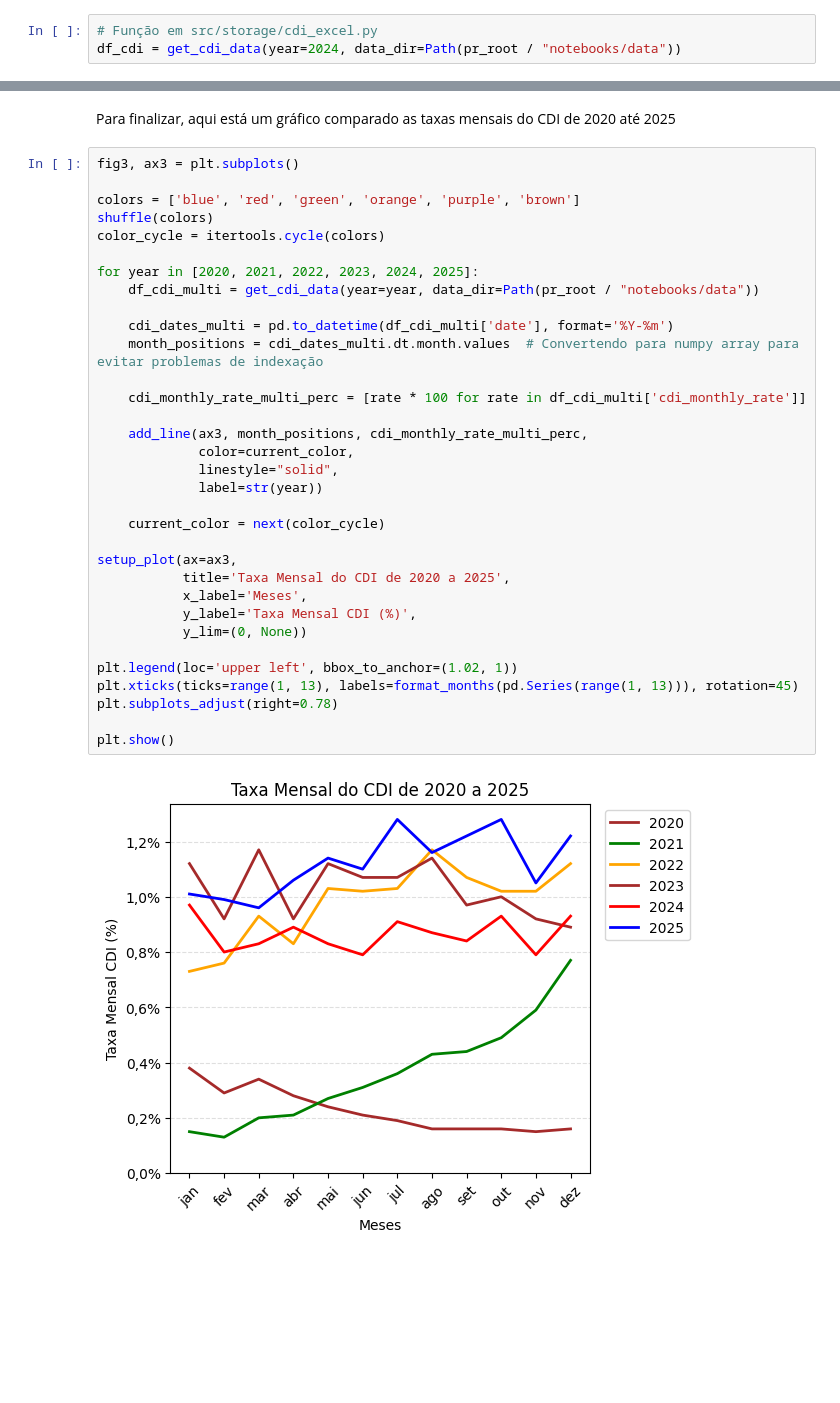
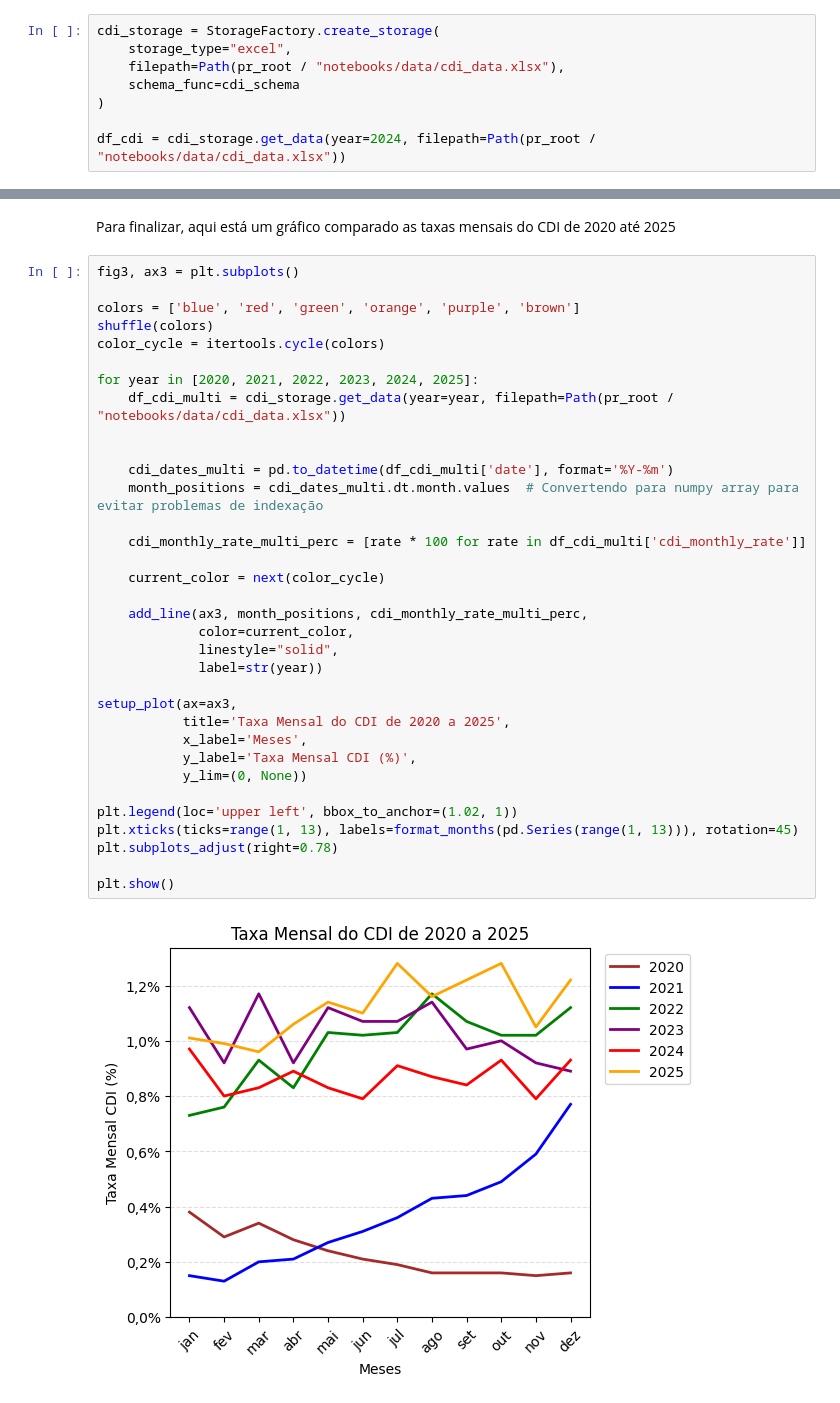
Before and after one commit to rafaGarciaT/cdi-ipca-analysis, a Jupyter notebook: notebooks/02_visualizacao_basica.ipynb, the cells around one changed output, grey strips where cells are left out. Drawn from its saved outputs; the diff is of its cells as text; blank space fills up the shorter version.

Commit message:
feat: Torna a função de persistência da Pipeline mais flexível para novos modos de persistência futuros

```diff
--- a/notebooks/02_visualizacao_basica.ipynb
+++ b/notebooks/02_visualizacao_basica.ipynb
@@ -19,8 +17,13 @@ Vamos começar com uma visualização simples da taxa mensal do CDI em 2024.
 
 Primeiro, vamos pegar os dados do CDI para 2024 com essa função. Ela devolve os dados em um dataframe do pandas. Como já temos dados demonstrativos em notebooks/data, vamos utilizar o parâmetro data_dir carregar seus dados.
 # %%
-# Função em src/storage/cdi_excel.py
-df_cdi = get_cdi_data(year=2024, data_dir=Path(pr_root / "notebooks/data"))
+cdi_storage = StorageFactory.create_storage(
+    storage_type="excel",
+    filepath=Path(pr_root / "notebooks/data/cdi_data.xlsx"),
+    schema_func=cdi_schema
+)
+
+df_cdi = cdi_storage.get_data(year=2024, filepath=Path(pr_root / "notebooks/data/cdi_data.xlsx"))
 # %% [markdown]
 Agora, vamos separar as séries do dataframe.
 # %%
@@ -202,34 +211,35 @@ Para finalizar, aqui está um gráfico comparado as taxas mensais do CDI de 2020
 fig3, ax3 = plt.subplots()
 
 colors = ['blue', 'red', 'green', 'orange', 'purple', 'brown']
 shuffle(colors)
 color_cycle = itertools.cycle(colors)
 
 for year in [2020, 2021, 2022, 2023, 2024, 2025]:
-    df_cdi_multi = get_cdi_data(year=year, data_dir=Path(pr_root / "notebooks/data"))
+    df_cdi_multi = cdi_storage.get_data(year=year, filepath=Path(pr_root / "notebooks/data/cdi_data.xlsx"))
+
 
     cdi_dates_multi = pd.to_datetime(df_cdi_multi['date'], format='%Y-%m')
     month_positions = cdi_dates_multi.dt.month.values  # Convertendo para numpy array para evitar problemas de indexação
 
     cdi_monthly_rate_multi_perc = [rate * 100 for rate in df_cdi_multi['cdi_monthly_rate']]
 
+    current_color = next(color_cycle)
+
     add_line(ax3, month_positions, cdi_monthly_rate_multi_perc,
              color=current_color,
              linestyle="solid",
              label=str(year))
-
-    current_color = next(color_cycle)
 
 setup_plot(ax=ax3,
            title='Taxa Mensal do CDI de 2020 a 2025',
            x_label='Meses',
            y_label='Taxa Mensal CDI (%)',
            y_lim=(0, None))
 
 plt.legend(loc='upper left', bbox_to_anchor=(1.02, 1))
 plt.xticks(ticks=range(1, 13), labels=format_months(pd.Series(range(1, 13))), rotation=45)
 plt.subplots_adjust(right=0.78)
 
 plt.show()
 # %% [output]
-[figure, old version]
+[figure, new version]
```
Also changed, not shown: parts of 2 cells of this notebook, 8 other files.
